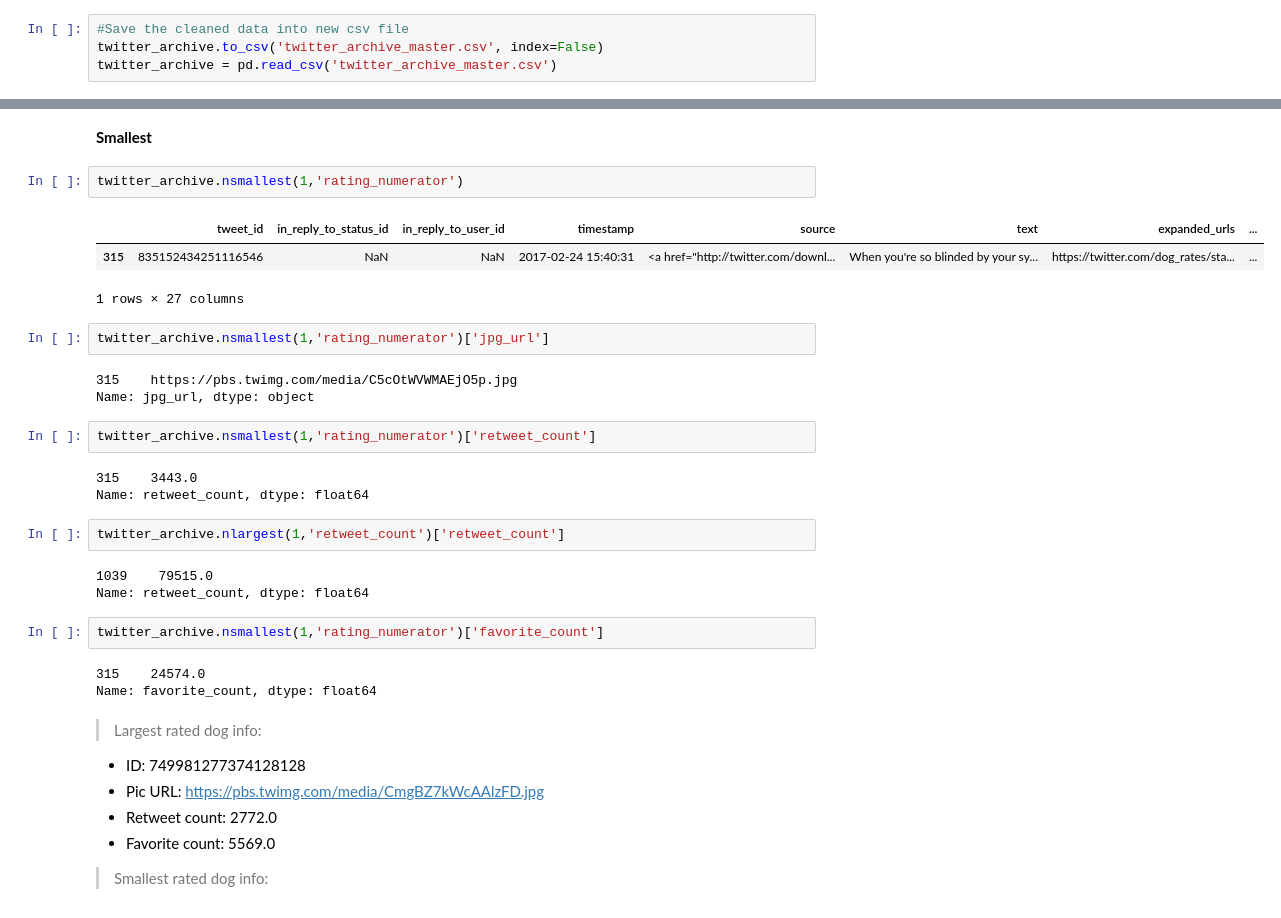
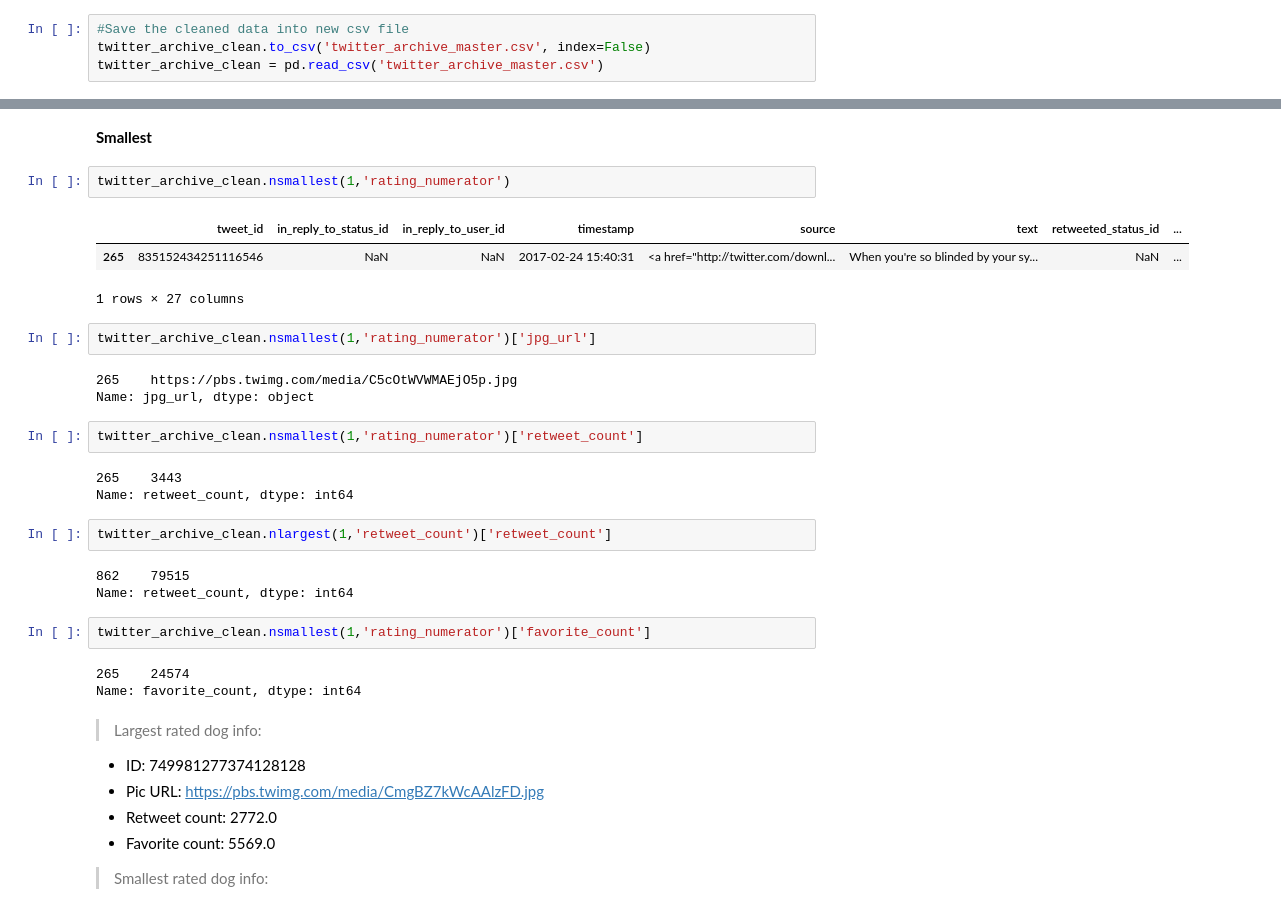
Before and after one commit to NadaAlsaab/Wrangle-and-analyze-data, a Jupyter notebook: wrangle_act.ipynb, the cells around one changed output, grey strips where cells are left out. Drawn from its saved outputs; the diff is of its cells as text.

```diff
--- a/wrangle_act.ipynb
+++ b/wrangle_act.ipynb
@@ -479,8 +574,8 @@ memory usage: 515.4+ KB
 ## Step 4: Storing Data
 # %%
 #Save the cleaned data into new csv file
-twitter_archive.to_csv('twitter_archive_master.csv', index=False)
-twitter_archive = pd.read_csv('twitter_archive_master.csv')
+twitter_archive_clean.to_csv('twitter_archive_master.csv', index=False)
+twitter_archive_clean = pd.read_csv('twitter_archive_master.csv')
 # %% [markdown]
 ## Step 5: Analyzing and Visualizing
 # %%
@@ -531,31 +626,31 @@ Name: favorite_count, dtype: float64
 # %% [markdown]
 **Smallest**
 # %%
-twitter_archive.nsmallest(1,'rating_numerator')
+twitter_archive_clean.nsmallest(1,'rating_numerator')
 # %% [output]
-|  | tweet_id | in_reply_to_status_id | in_reply_to_user_id | timestamp | source | text | expanded_urls | ... |
-| 315 | 835152434251116546 | NaN | NaN | 2017-02-24 15:40:31 | <a href="http://twitter.com/downl... | When you're so blinded by your sy... | https://twitter.com/dog_rates/sta... | ... |
+|  | tweet_id | in_reply_to_status_id | in_reply_to_user_id | timestamp | source | text | retweeted_status_id | ... |
+| 265 | 835152434251116546 | NaN | NaN | 2017-02-24 15:40:31 | <a href="http://twitter.com/downl... | When you're so blinded by your sy... | NaN | ... |
 1 rows × 27 columns
 # %%
-twitter_archive.nsmallest(1,'rating_numerator')['jpg_url']
+twitter_archive_clean.nsmallest(1,'rating_numerator')['jpg_url']
 # %% [output]
-315    https://pbs.twimg.com/media/C5cOtWVWMAEjO5p.jpg
+265    https://pbs.twimg.com/media/C5cOtWVWMAEjO5p.jpg
 Name: jpg_url, dtype: object
 # %%
-twitter_archive.nsmallest(1,'rating_numerator')['retweet_count']
+twitter_archive_clean.nsmallest(1,'rating_numerator')['retweet_count']
 # %% [output]
-315    3443.0
-Name: retweet_count, dtype: float64
+265    3443
+Name: retweet_count, dtype: int64
 # %%
-twitter_archive.nlargest(1,'retweet_count')['retweet_count']
+twitter_archive_clean.nlargest(1,'retweet_count')['retweet_count']
 # %% [output]
-1039    79515.0
-Name: retweet_count, dtype: float64
+862    79515
+Name: retweet_count, dtype: int64
 # %%
-twitter_archive.nsmallest(1,'rating_numerator')['favorite_count']
+twitter_archive_clean.nsmallest(1,'rating_numerator')['favorite_count']
 # %% [output]
-315    24574.0
-Name: favorite_count, dtype: float64
+265    24574
+Name: favorite_count, dtype: int64
 # %% [markdown]
 > Largest rated dog info:
 - ID: 749981277374128128
```
Also changed, not shown: parts of 59 cells of this notebook, 4 other files.
